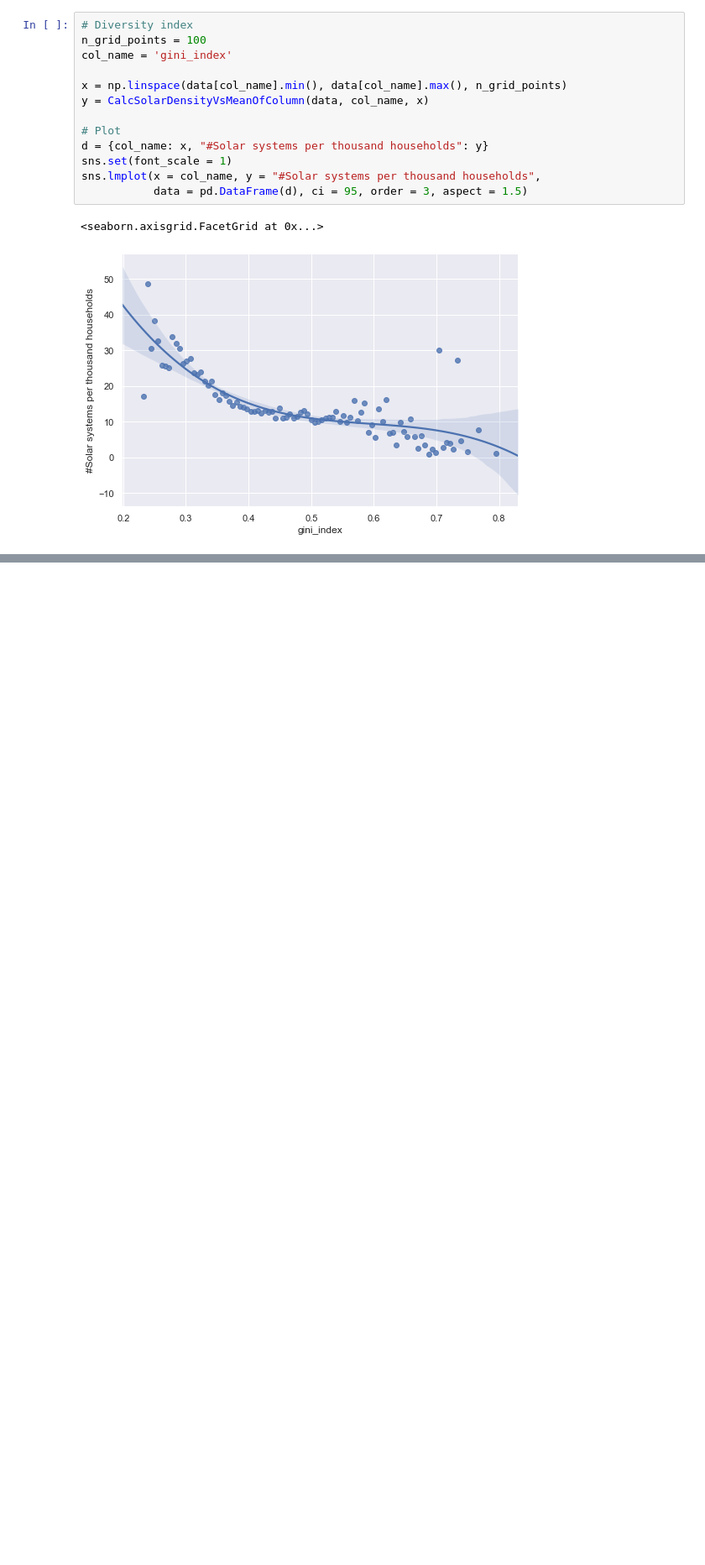
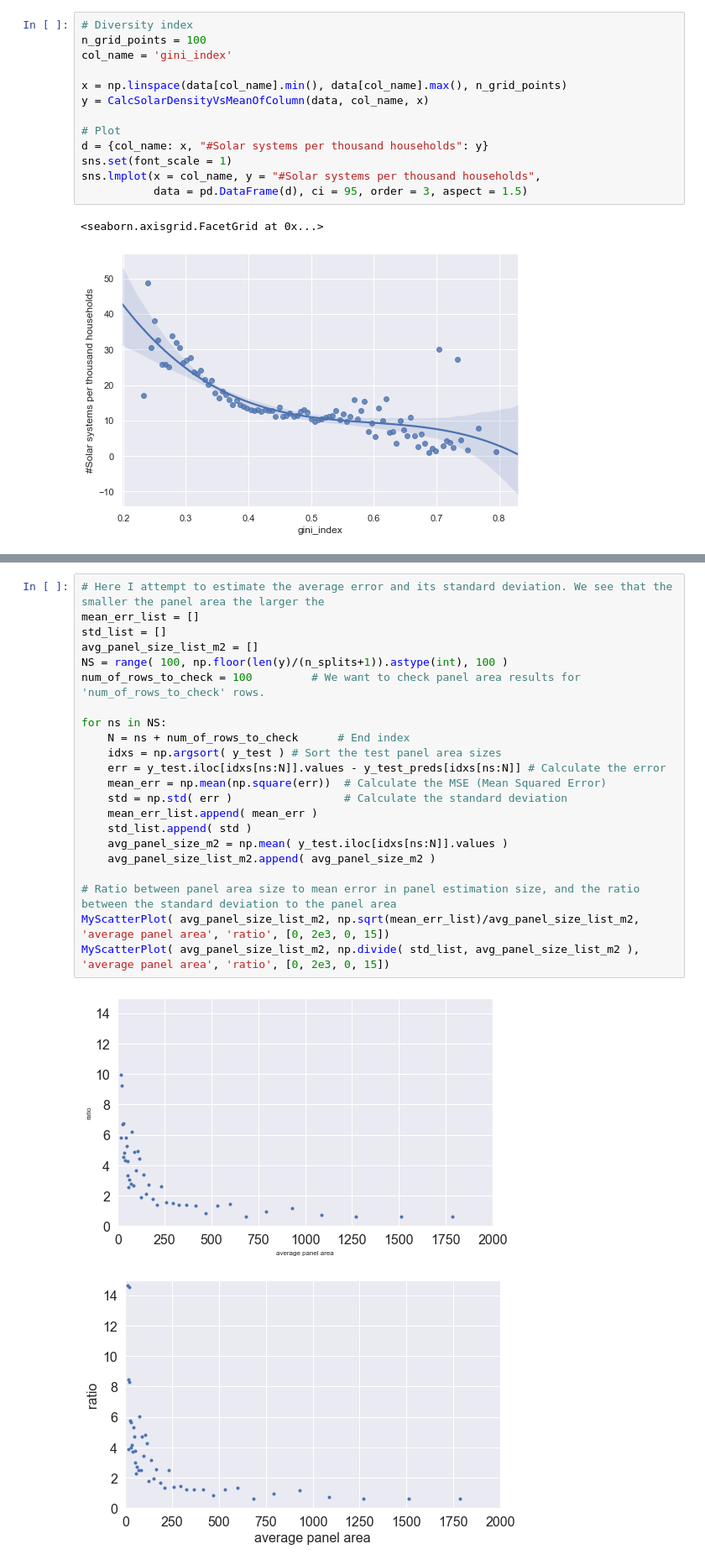
Before and after one commit to zs19930830/CMPE255, a Jupyter notebook: src/DeepSolarAnalysis.ipynb, the cells around one changed output, grey strips where cells are left out. Shown at 84% size. Cells and saved outputs as stored; diff of their text form; blank space fills up the shorter version.

```diff
--- a/src/DeepSolarAnalysis.ipynb
+++ b/src/DeepSolarAnalysis.ipynb
@@ -336,0 +463,25 @@ sns.lmplot(x = col_name, y = "#Solar systems per thousand households",
+# %%
+# Here I attempt to estimate the average error and its standard deviation. We see that the smaller the panel area the larger the
+mean_err_list = []
+std_list = []
+avg_panel_size_list_m2 = []
+NS = range( 100, np.floor(len(y)/(n_splits+1)).astype(int), 100 )
+num_of_rows_to_check = 100         # We want to check panel area results for 'num_of_rows_to_check' rows.
+
+for ns in NS:
+    N = ns + num_of_rows_to_check      # End index
+    idxs = np.argsort( y_test ) # Sort the test panel area sizes
+    err = y_test.iloc[idxs[ns:N]].values - y_test_preds[idxs[ns:N]] # Calculate the error
+    mean_err = np.mean(np.square(err))  # Calculate the MSE (Mean Squared Error)
+    std = np.std( err )                 # Calculate the standard deviation
+    mean_err_list.append( mean_err )
+    std_list.append( std )
+    avg_panel_size_m2 = np.mean( y_test.iloc[idxs[ns:N]].values )
+    avg_panel_size_list_m2.append( avg_panel_size_m2 )
+
+# Ratio between panel area size to mean error in panel estimation size, and the ratio between the standard deviation to the panel area
+MyScatterPlot( avg_panel_size_list_m2, np.sqrt(mean_err_list)/avg_panel_size_list_m2, 'average panel area', 'ratio', [0, 2e3, 0, 15])
+MyScatterPlot( avg_panel_size_list_m2, np.divide( std_list, avg_panel_size_list_m2 ), 'average panel area', 'ratio', [0, 2e3, 0, 15])
+# %% [output]
+[figure, added]
+[figure, added]
```
Also changed, not shown: parts of 6 cells of this notebook.
